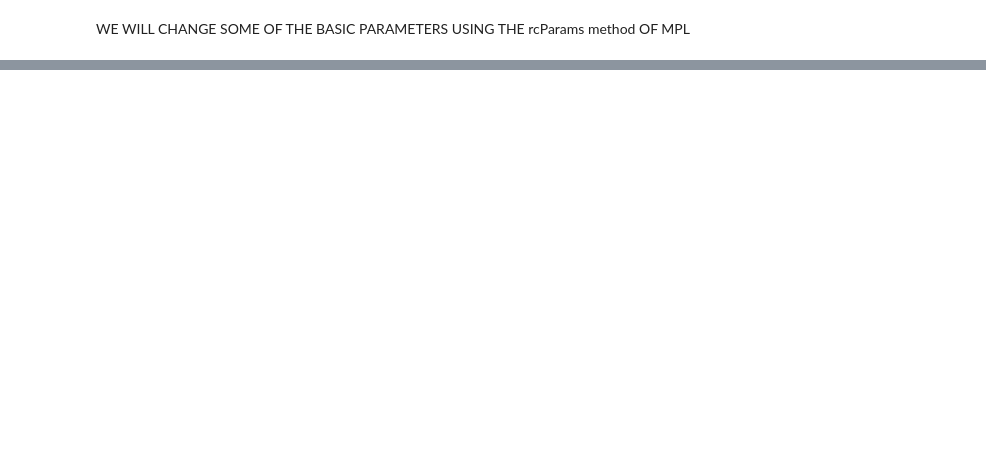
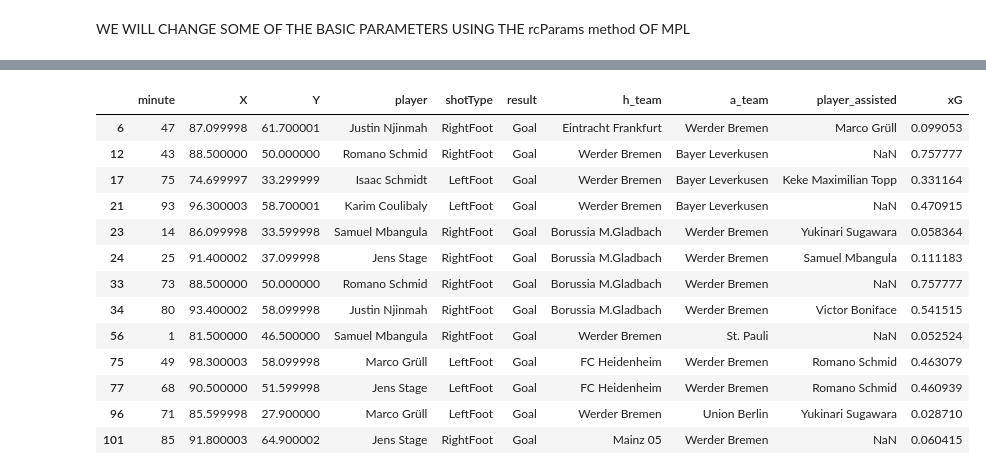
Before and after one commit to enadol/Fut_animation, a Jupyter notebook: teams_shots24OwnGoalName.ipynb, the cells around one changed output, grey strips where cells are left out. Cells and saved outputs as stored; diff of their text form; code cells hidden in the pictures; blank space fills up the shorter version.

```diff
--- a/teams_shots24OwnGoalName.ipynb
+++ b/teams_shots24OwnGoalName.ipynb
@@ -279,0 +283,17 @@ plt.savefig(f'{club}_shots.png',dpi=300,facecolor=background)
+# %%
+df_fil[df_fil['result']=='Goal']
+# %% [output]
+|  | minute | X | Y | player | shotType | result | h_team | a_team | player_assisted | xG |
+| 6 | 47 | 87.099998 | 61.700001 | Justin Njinmah | RightFoot | Goal | Eintracht Frankfurt | Werder Bremen | Marco Grüll | 0.099053 |
+| 12 | 43 | 88.500000 | 50.000000 | Romano Schmid | RightFoot | Goal | Werder Bremen | Bayer Leverkusen | NaN | 0.757777 |
+| 17 | 75 | 74.699997 | 33.299999 | Isaac Schmidt | LeftFoot | Goal | Werder Bremen | Bayer Leverkusen | Keke Maximilian Topp | 0.331164 |
+| 21 | 93 | 96.300003 | 58.700001 | Karim Coulibaly | LeftFoot | Goal | Werder Bremen | Bayer Leverkusen | NaN | 0.470915 |
+| 23 | 14 | 86.099998 | 33.599998 | Samuel Mbangula | RightFoot | Goal | Borussia M.Gladbach | Werder Bremen | Yukinari Sugawara | 0.058364 |
+| 24 | 25 | 91.400002 | 37.099998 | Jens Stage | RightFoot | Goal | Borussia M.Gladbach | Werder Bremen | Samuel Mbangula | 0.111183 |
+| 33 | 73 | 88.500000 | 50.000000 | Romano Schmid | RightFoot | Goal | Borussia M.Gladbach | Werder Bremen | NaN | 0.757777 |
+| 34 | 80 | 93.400002 | 58.099998 | Justin Njinmah | RightFoot | Goal | Borussia M.Gladbach | Werder Bremen | Victor Boniface | 0.541515 |
+| 56 | 1 | 81.500000 | 46.500000 | Samuel Mbangula | RightFoot | Goal | Werder Bremen | St. Pauli | NaN | 0.052524 |
+| 75 | 49 | 98.300003 | 58.099998 | Marco Grüll | LeftFoot | Goal | FC Heidenheim | Werder Bremen | Romano Schmid | 0.463079 |
+| 77 | 68 | 90.500000 | 51.599998 | Jens Stage | LeftFoot | Goal | FC Heidenheim | Werder Bremen | Romano Schmid | 0.460939 |
+| 96 | 71 | 85.599998 | 27.900000 | Marco Grüll | LeftFoot | Goal | Werder Bremen | Union Berlin | Yukinari Sugawara | 0.028710 |
+| 101 | 85 | 91.800003 | 64.900002 | Jens Stage | RightFoot | Goal | Mainz 05 | Werder Bremen | NaN | 0.060415 |
```
Also changed, not shown: parts of 9 cells of this notebook.
